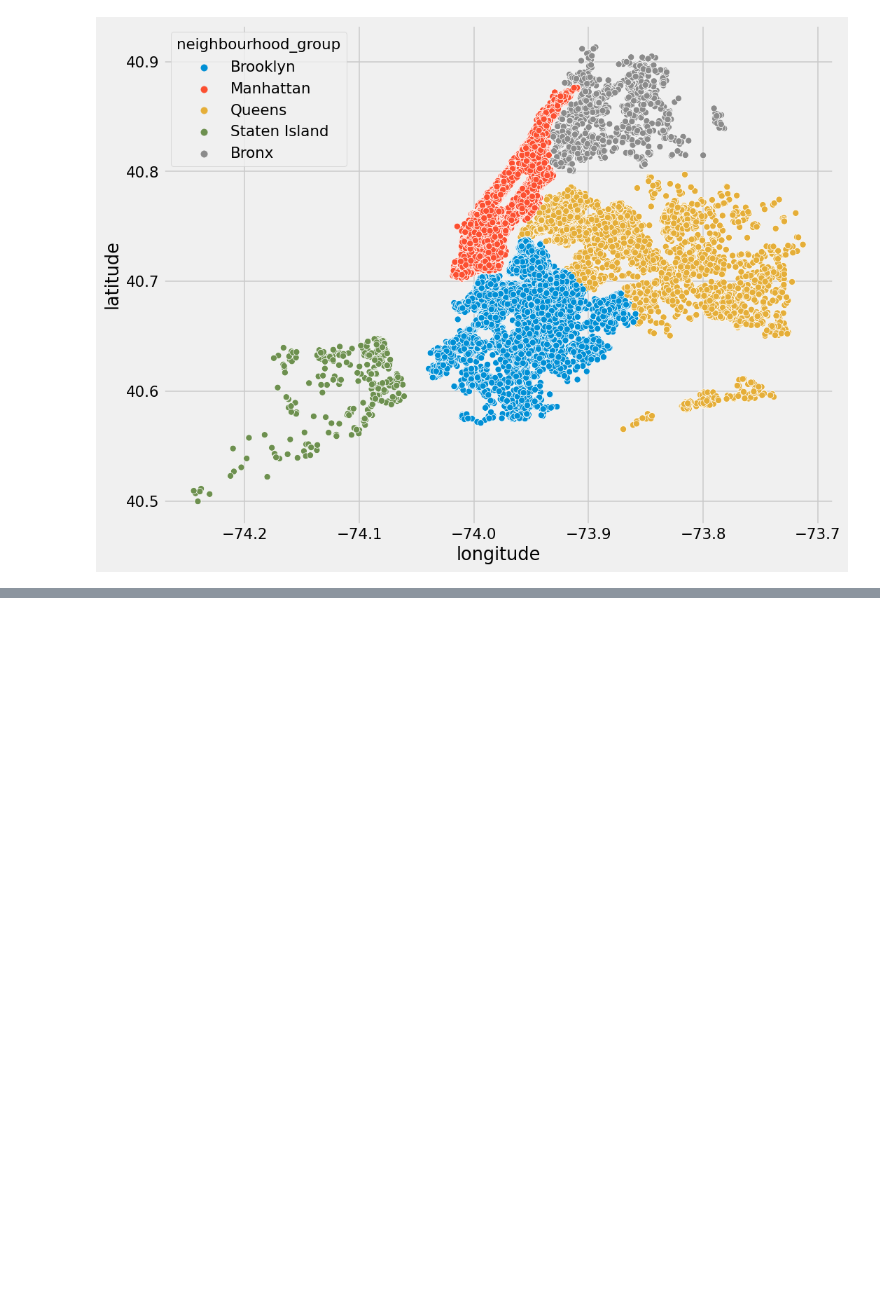
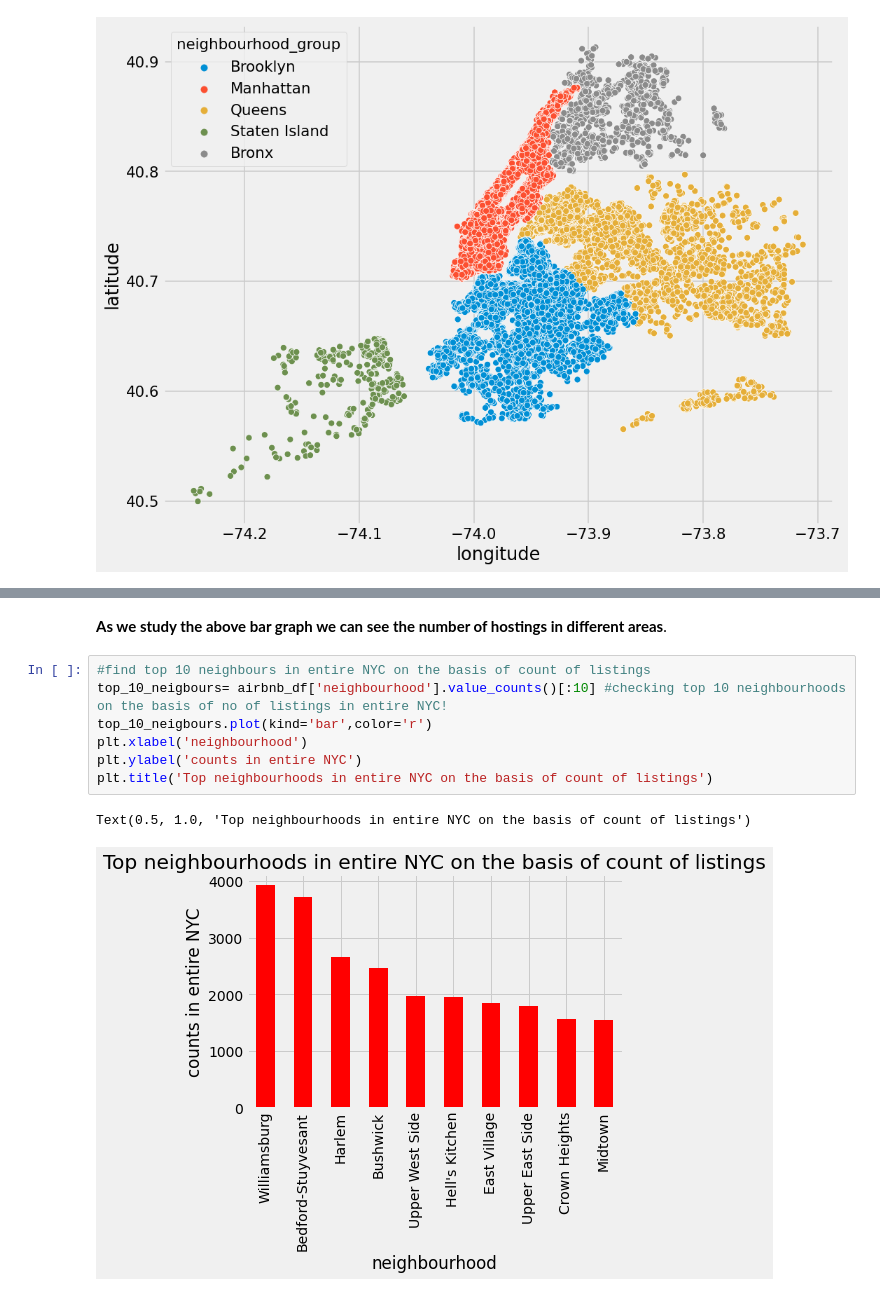
Before and after one commit to Dhanashree3329/Airbnb3329, a Jupyter notebook: Airbnb3329.ipynb, the cells around one changed output, grey strips where cells are left out. Saved outputs shown, nothing was run; the diff lists cells and outputs as text; blank space fills up the shorter version.

```diff
--- a/Airbnb3329.ipynb
+++ b/Airbnb3329.ipynb
@@ -265,0 +289,12 @@ plt.ioff()
+# %% [markdown]
+**As we study the above bar graph we can see the number of hostings in different areas**.
+# %%
+#find top 10 neighbours in entire NYC on the basis of count of listings
+top_10_neigbours= airbnb_df['neighbourhood'].value_counts()[:10] #checking top 10 neighbourhoods on the basis of no of listings in entire NYC!
+top_10_neigbours.plot(kind='bar',color='r')
+plt.xlabel('neighbourhood')
+plt.ylabel('counts in entire NYC')
+plt.title('Top neighbourhoods in entire NYC on the basis of count of listings')
+# %% [output]
+Text(0.5, 1.0, 'Top neighbourhoods in entire NYC on the basis of count of listings')
+[figure, added]
```
Also changed, not shown: parts of 15 cells of this notebook.
